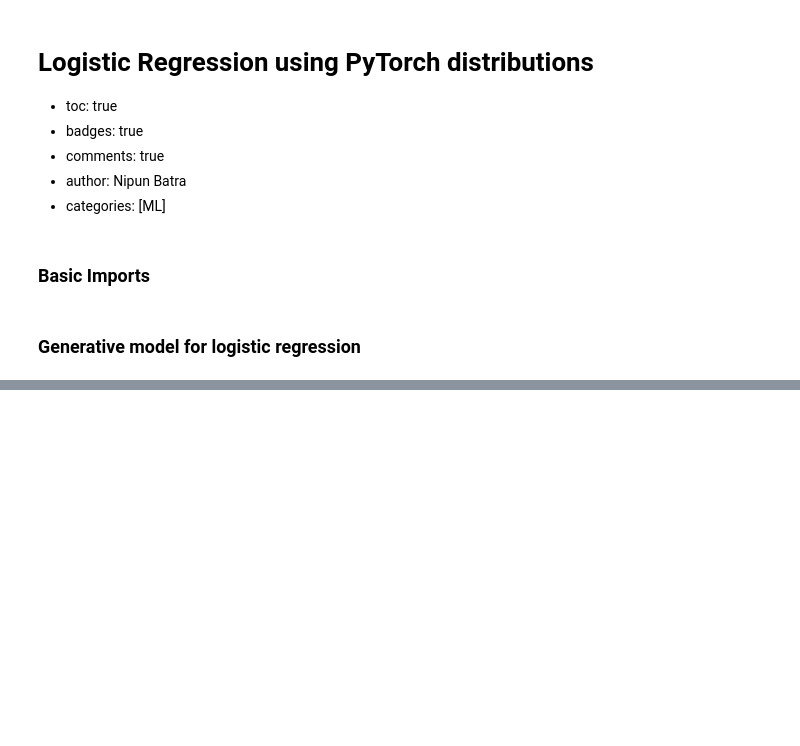
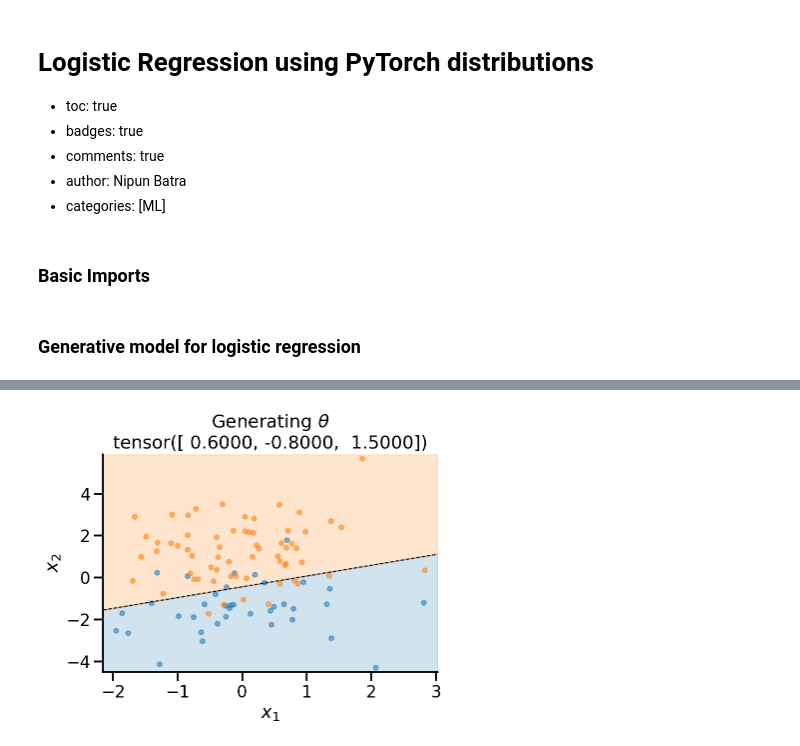
Before and after one commit to nipunbatra/blog-old, a Jupyter notebook: _notebooks/2022-02-14-logistic-regression.ipynb, the cells around one changed output, grey strips where cells are left out. Cells and saved outputs as stored; diff of their text form; code cells hidden in the pictures; blank space fills up the shorter version.

```diff
--- a/_notebooks/2022-02-14-logistic-regression.ipynb
+++ b/_notebooks/2022-02-14-logistic-regression.ipynb
@@ -44,0 +58,38 @@ tensor([ 1.3444, -0.6583])
+# %%
+def plot_fit(x_sample, y_sample, theta, model_name):
+
+
+    # Retrieve the model parameters.
+    b = theta[0]
+    w1, w2 = theta[1], theta[2]
+    # Calculate the intercept and gradient of the decision boundary.
+    c = -b/w2
+    m = -w1/w2
+
+    # Plot the data and the classification with the decision boundary.
+    xmin, xmax = x_sample[:, 0].min()-0.2, x_sample[:, 0].max()+0.2
+    ymin, ymax =  x_sample[:, 1].min()-0.2, x_sample[:, 1].max()+0.2
+    xd = np.array([xmin, xmax])
+    yd = m*xd + c
+    plt.plot(xd, yd, 'k', lw=1, ls='--')
+    plt.fill_between(xd, yd, ymin, color='tab:blue', alpha=0.2)
+    plt.fill_between(xd, yd, ymax, color='tab:orange', alpha=0.2)
+
+    plt.scatter(*x_sample[y_sample==0].T, s=20, alpha=0.5)
+    plt.scatter(*x_sample[y_sample==1].T, s=20, alpha=0.5)
+    plt.xlim(xmin, xmax)
+    plt.ylim(ymin, ymax)
+    plt.ylabel(r'$x_2$')
+    plt.xlabel(r'$x_1$')
+    theta_print = np.round(theta, 1)
+    plt.title(f"{model_name}\n{theta_print}")
+    sns.despine()
+# %%
+plot_fit(
+    x_sample,
+    y_sample,
+    theta_sample,
+    r"Generating $\theta$",
+)
+# %% [output]
+[figure, added]
```
Also changed, not shown: parts of 19 cells of this notebook.
